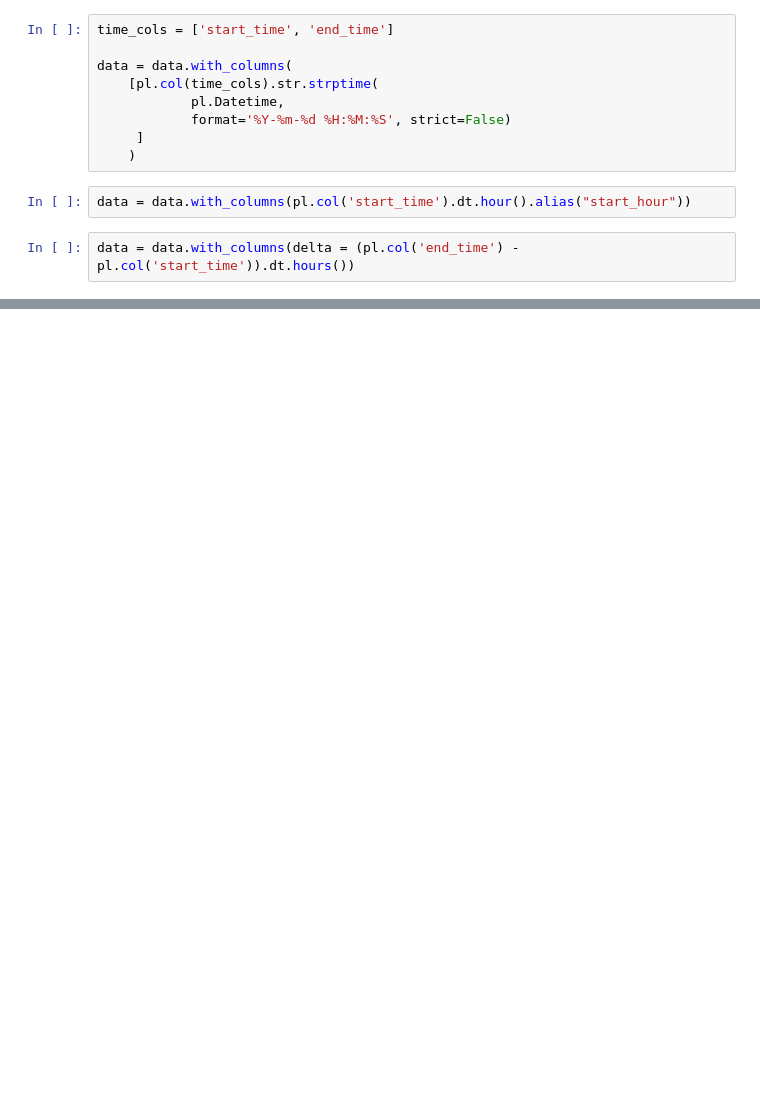
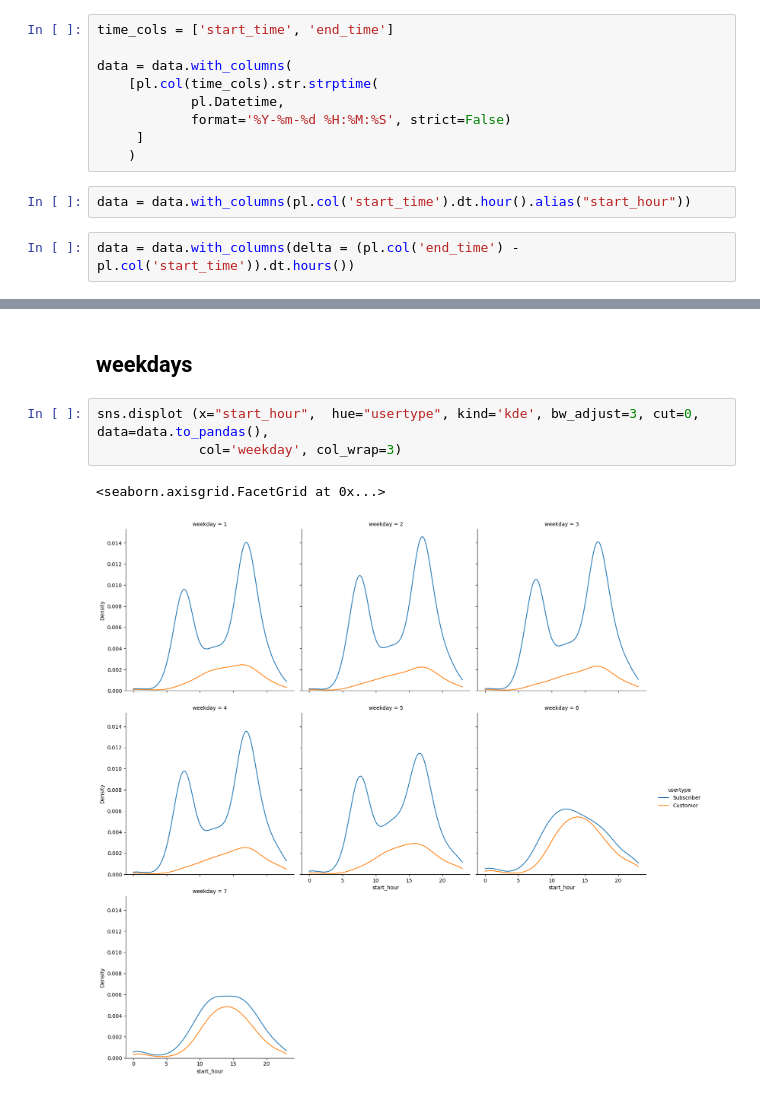
Before and after one commit to Minlos/bike_rides, a Jupyter notebook: cycle_hours.ipynb, the cells around one changed output, grey strips where cells are left out. Drawn from its saved outputs; the diff is of its cells as text; blank space fills up the shorter version.

```diff
--- a/cycle_hours.ipynb
+++ b/cycle_hours.ipynb
@@ -57,0 +87,8 @@ sns.lineplot(data=data.to_pandas(), x='start_hour', y='delta', hue='usertype')
+# %% [markdown]
+## weekdays
+# %%
+sns.displot (x="start_hour",  hue="usertype", kind='kde', bw_adjust=3, cut=0,  data=data.to_pandas(),
+             col='weekday', col_wrap=3)
+# %% [output]
+<seaborn.axisgrid.FacetGrid at 0x...>
+[figure, added]
```
Also changed, not shown: parts of 38 cells of this notebook.
